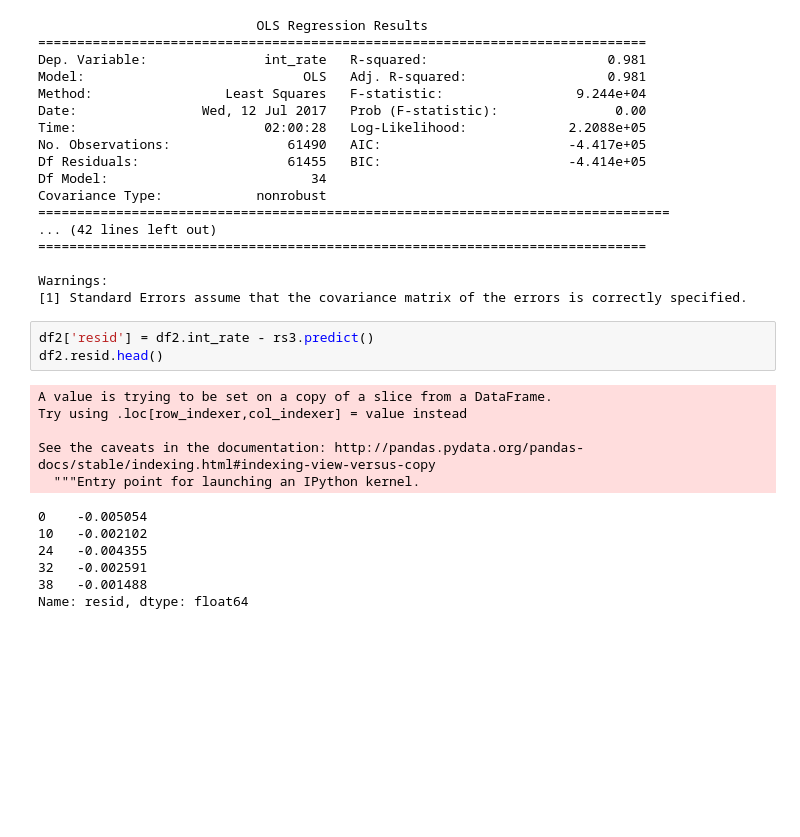
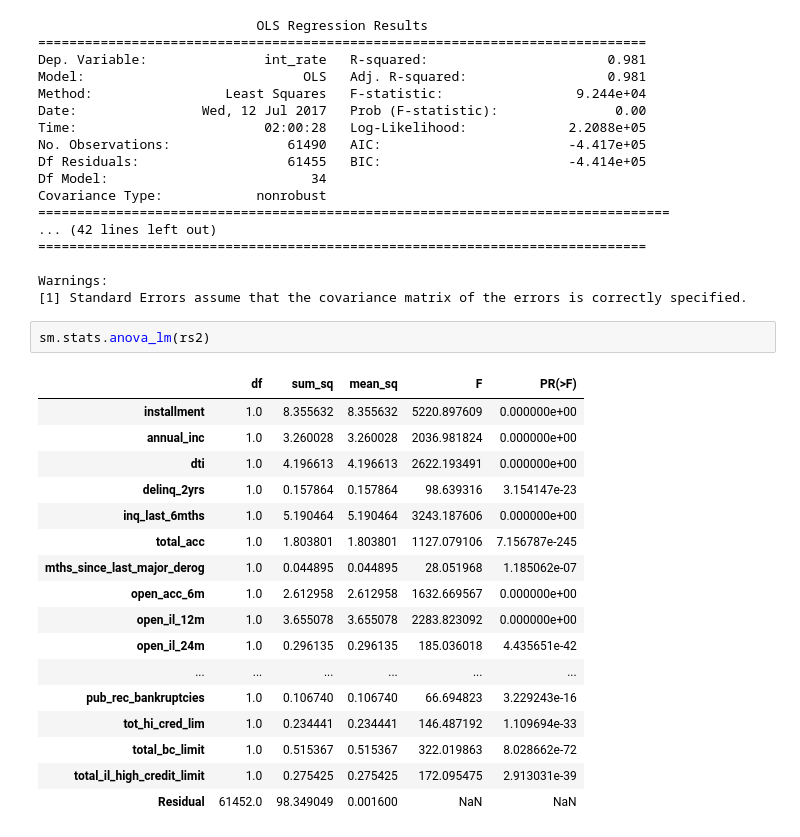
Before and after one commit to devyohan/fc_team_project2, a Jupyter notebook: LCnew3.ipynb, the cells around one changed output. Drawn from its saved outputs; the diff is of its cells as text; blank space fills up the shorter version.

```diff
--- a/LCnew3.ipynb
+++ b/LCnew3.ipynb
@@ -168,18 +153,23 @@ Covariance Type:            nonrobust
 
 Warnings:
 [1] Standard Errors assume that the covariance matrix of the errors is correctly specified.
-# %%
-df2['resid'] = df2.int_rate - rs3.predict()
-df2.resid.head()
-# %% [output]
-A value is trying to be set on a copy of a slice from a DataFrame.
-Try using .loc[row_indexer,col_indexer] = value instead
-
-See the caveats in the documentation: http://pandas.pydata.org/pandas-docs/stable/indexing.html#indexing-view-versus-copy
-  """Entry point for launching an IPython kernel.
-0    -0.005054
-10   -0.002102
-24   -0.004355
-32   -0.002591
-38   -0.001488
-Name: resid, dtype: float64
+# %%
+sm.stats.anova_lm(rs2)
+# %% [output]
+|  | df | sum_sq | mean_sq | F | PR(>F) |
+| installment | 1.0 | 8.355632 | 8.355632 | 5220.897609 | 0.000000e+00 |
+| annual_inc | 1.0 | 3.260028 | 3.260028 | 2036.981824 | 0.000000e+00 |
+| dti | 1.0 | 4.196613 | 4.196613 | 2622.193491 | 0.000000e+00 |
+| delinq_2yrs | 1.0 | 0.157864 | 0.157864 | 98.639316 | 3.154147e-23 |
+| inq_last_6mths | 1.0 | 5.190464 | 5.190464 | 3243.187606 | 0.000000e+00 |
+| total_acc | 1.0 | 1.803801 | 1.803801 | 1127.079106 | 7.156787e-245 |
+| mths_since_last_major_derog | 1.0 | 0.044895 | 0.044895 | 28.051968 | 1.185062e-07 |
+| open_acc_6m | 1.0 | 2.612958 | 2.612958 | 1632.669567 | 0.000000e+00 |
+| open_il_12m | 1.0 | 3.655078 | 3.655078 | 2283.823092 | 0.000000e+00 |
+| open_il_24m | 1.0 | 0.296135 | 0.296135 | 185.036018 | 4.435651e-42 |
+| ... | ... | ... | ... | ... | ... |
+| pub_rec_bankruptcies | 1.0 | 0.106740 | 0.106740 | 66.694823 | 3.229243e-16 |
+| tot_hi_cred_lim | 1.0 | 0.234441 | 0.234441 | 146.487192 | 1.109694e-33 |
+| total_bc_limit | 1.0 | 0.515367 | 0.515367 | 322.019863 | 8.028662e-72 |
+| total_il_high_credit_limit | 1.0 | 0.275425 | 0.275425 | 172.095475 | 2.913031e-39 |
+| Residual | 61452.0 | 98.349049 | 0.001600 | NaN | NaN |
```
Also changed, not shown: parts of 5 cells of this notebook.
